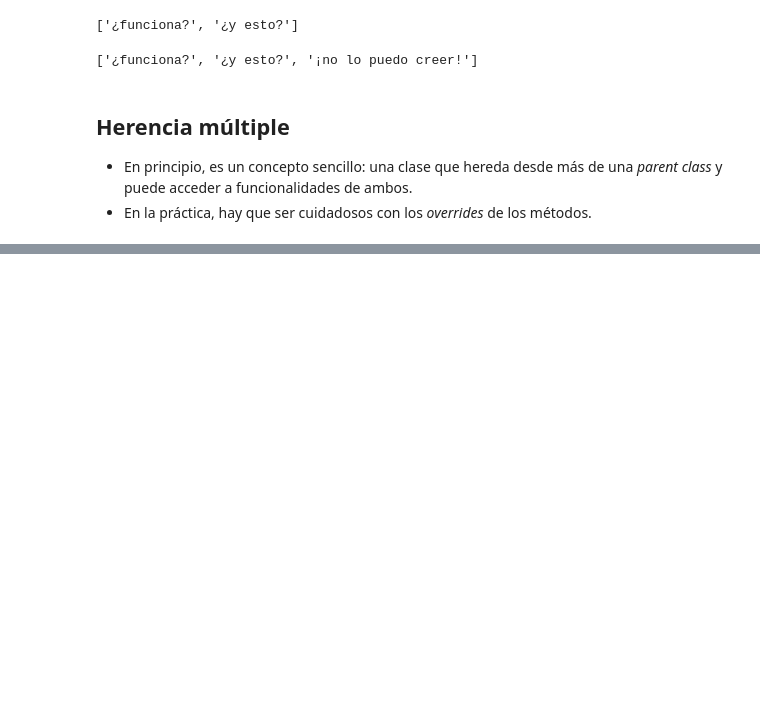
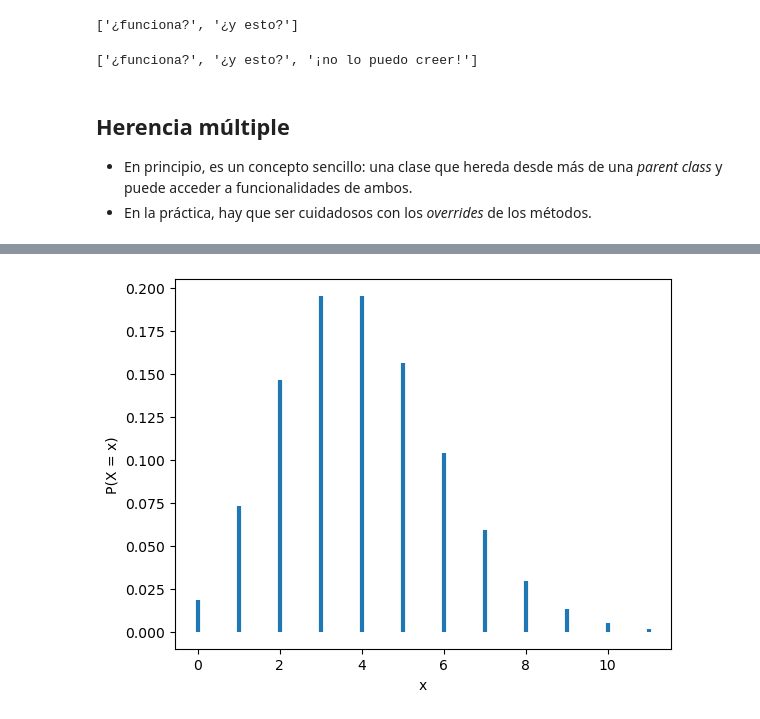
Before and after one commit to ee-unr/programacion-2, a Jupyter notebook: teoria/03_oop/02_herencia.ipynb, the cells around one changed output, grey strips where cells are left out. Saved outputs shown, nothing was run; the diff lists cells and outputs as text; code cells hidden in the pictures; blank space fills up the shorter version.

```diff
--- a/teoria/03_oop/02_herencia.ipynb
+++ b/teoria/03_oop/02_herencia.ipynb
@@ -319,0 +442,29 @@ Poisson(10).plot()
+# %%
+class Poisson(Distribucion, Discreta):
+    def __init__(self, lam):
+        self.lam = lam
+
+    def pmf(self, x):
+        return (math.exp(-self.lam) * self.lam ** x) / math.factorial(x)
+
+    def muestra(self):
+        S, N = 0, 0
+        while S < 1:
+            u = random.uniform(0, 1)
+            N += 1
+            S += - math.log(u) / self.lam
+        return N - 1
+
+    def plot(self):
+        xs = []
+        x, cdf = 0, 0
+        while cdf < 0.999:
+            xs.append(x)
+            cdf += self.pmf(x)
+            x += 1
+
+        self._plot(xs)
+# %%
+Poisson(4).plot()
+# %% [output]
+[figure, added]
```
Also changed, not shown: parts of 32 cells of this notebook.
